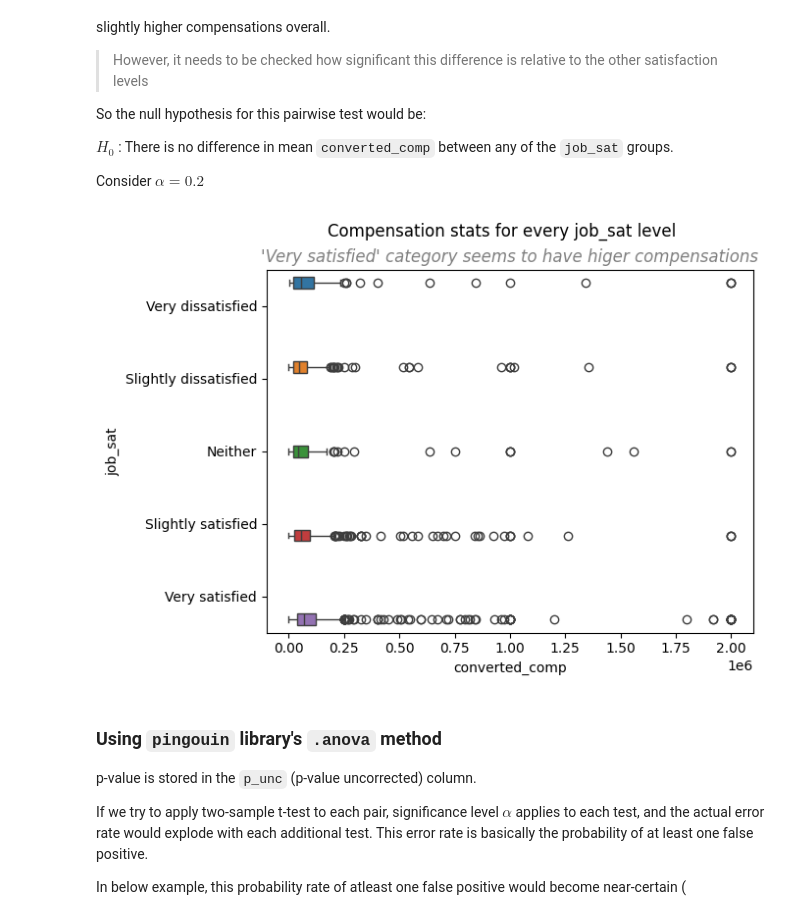
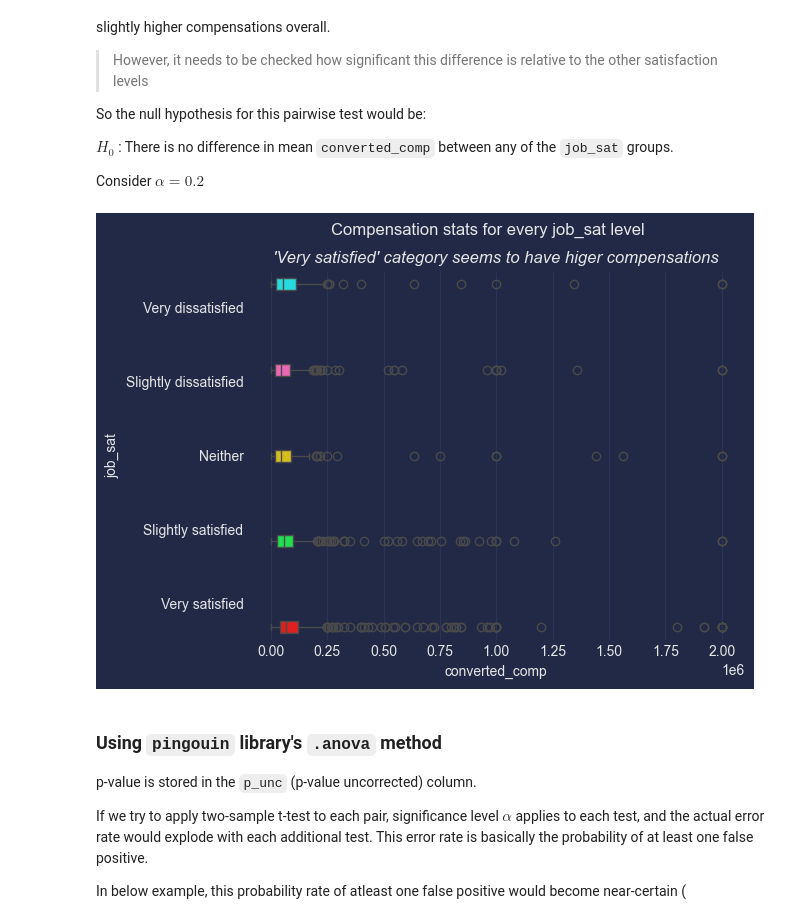
Before and after one commit to abhijeet-bhambere/python-ml-trail, a Jupyter notebook: hypothesis_testing.ipynb, the cells around one changed output. Cells and saved outputs as stored; diff of their text form; code cells hidden in the pictures.

```diff
--- a/hypothesis_testing.ipynb
+++ b/hypothesis_testing.ipynb
@@ -633,12 +641,13 @@ $H_0$ : There is no difference in mean `converted_comp` between any of the `job_
 
 Consider $\alpha = 0.2$
 # %%
-sns.boxplot(data=stackoverflowdf,x='converted_comp', y= 'job_sat', hue='job_sat')
-plt.suptitle("Compensation stats for every job_sat level")
-plt.title("'Very satisfied' category seems to have higer compensations", fontdict={'color':'grey', 'style':'italic'})
-plt.show()
+with plt.style.context('cyberpunk'):
+    sns.boxplot(data=stackoverflowdf,x='converted_comp', y= 'job_sat', hue='job_sat')
+    plt.suptitle("Compensation stats for every job_sat level")
+    plt.title("'Very satisfied' category seems to have higer compensations", fontdict={'style':'italic'})
+    plt.show()
 # %% [output]
-[figure, old version]
+[figure, new version]
 # %% [markdown]
 ### Using `pingouin` library's `.anova` method
 p-value is stored in the `p_unc` (p-value uncorrected) column.
```
Also changed, not shown: parts of 33 cells of this notebook.
